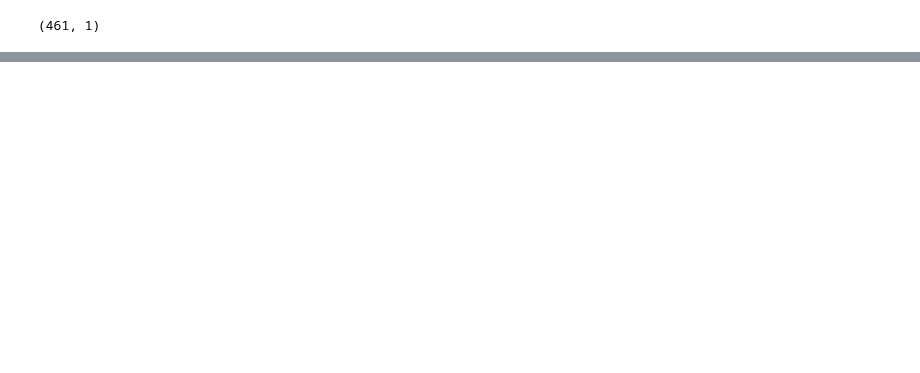
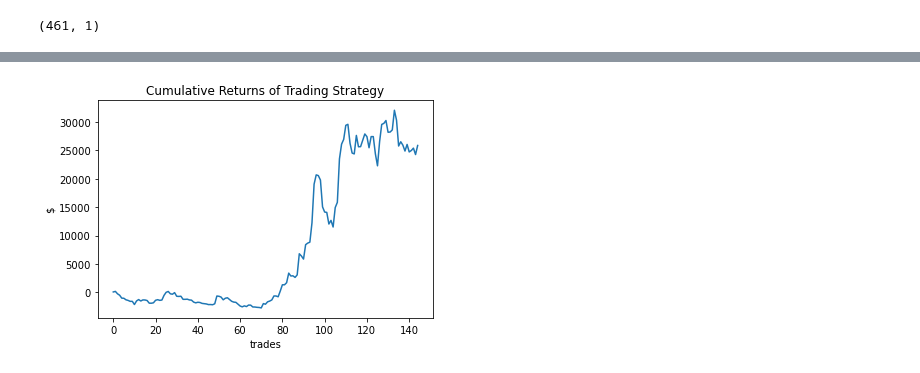
Before and after one commit to georgekoul26/Bitcoin_Models, a Jupyter notebook: GRU_testmodel.ipynb, the cells around one changed output, grey strips where cells are left out. Cells and saved outputs as stored; diff of their text form; code cells hidden in the pictures; blank space fills up the shorter version.

```diff
--- a/GRU_testmodel.ipynb
+++ b/GRU_testmodel.ipynb
@@ -309,28 +309,31 @@ realized_profit = 0
 unrealized_profit = 0
 profitable_transactions=0
 unprofitable_transactions=0
+transaction_list = []
 data_size = len(results_prices_df.index)
 
 for index, value in results_prices_df.iterrows():
-    if index<data_size-1:
+    if index<data_size-1 and index > 0:
+
         open_price = results_prices_df.iloc[index][1]
         close_price = results_prices_df.iloc[index][4]
-        tmo_open_price = results_prices_df.iloc[index+1][1]
-        tmo_close_price = results_prices_df.iloc[index+1][4]
+        yest_close_price = results_prices_df.iloc[index-1][4]
+        perc_change = results_prices_df.iloc[index][7]
 
         if position == 1:
-            unrealized_profit = close_price - buy_price
-        if value[7] > 0:
+            unrealized_profit = yest_close_price - buy_price
+        if perc_change > 0:
             if position == 0:
-                buy_price = tmo_open_price
+                buy_price = open_price
                 position = 1
-        if value[7] < 0:
+        if perc_change < 0:
             if position ==1:
-                sell_price = tmo_open_price
+                sell_price = open_price
                 position = 0
                 trans_profit = sell_price-buy_price
                 unrealized_profit = 0
                 realized_profit += trans_profit
+                transaction_list.append({'Buy Price': buy_price, 'Sell Price': sell_price})
                 if trans_profit>=0:
                     profitable_transactions+=1
                 else:
@@ -343,4 +346,8 @@ print(realized_profit)
 print(unrealized_profit)
 print(profitable_transactions)
 print(unprofitable_transactions)
+transaction_df = pd.DataFrame(transaction_list)
+transaction_df['Return'] = transaction_df['Sell Price'] - transaction_df['Buy Price']
+transaction_df['Cumulative Returns'] = transaction_df['Return'].cumsum()
+transaction_df
 # %% [output]
@@ -350,0 +371,8 @@ print(unprofitable_transactions)
+# %%
+plt.plot(transaction_df['Cumulative Returns'])
+plt.ylabel('$')
+plt.xlabel('trades')
+plt.title('Cumulative Returns of Trading Strategy')
+plt.show()
+# %% [output]
+[figure, added]
```
Also changed, not shown: parts of 11 cells of this notebook, 1 other file.
